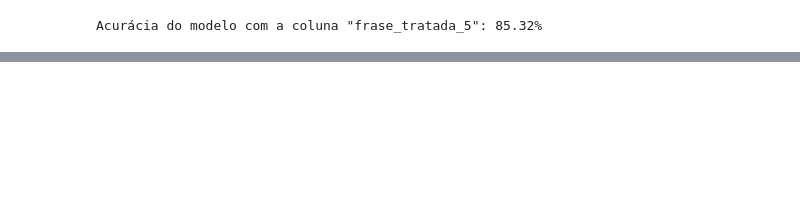
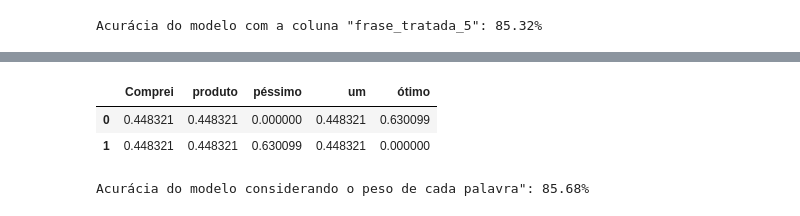
Before and after one commit to DiogoBotton/Machine_Learning_Training_Learn, a Jupyter notebook: Processamento_Linguagem_Natural/Analise_sentimento/processamento_dados_textuais.ipynb, the cells around one changed output, grey strips where cells are left out. Drawn from its saved outputs; the diff is of its cells as text; code cells hidden in the pictures; blank space fills up the shorter version.

Commit message:
Considerando o peso das palavras (importancia) e capturando contextos com tf-idf e n-grams

```diff
--- a/Processamento_Linguagem_Natural/Analise_sentimento/processamento_dados_textuais.ipynb
+++ b/Processamento_Linguagem_Natural/Analise_sentimento/processamento_dados_textuais.ipynb
@@ -495,0 +500,29 @@ Acurácia do modelo com a coluna "frase_tratada_5": 85.32%
+# %%
+from sklearn.feature_extraction.text import TfidfVectorizer
+
+# Exemplo:
+
+frases = ['Comprei um ótimo produto', 'Comprei um produto péssimo']
+
+tfidf = TfidfVectorizer(lowercase=False, max_features=50)
+matriz = tfidf.fit_transform(frases)
+
+pd.DataFrame(matriz.todense(), columns=tfidf.get_feature_names_out())
+# %% [output]
+|  | Comprei | produto | péssimo | um | ótimo |
+| 0 | 0.448321 | 0.448321 | 0.000000 | 0.448321 | 0.630099 |
+| 1 | 0.448321 | 0.448321 | 0.630099 | 0.448321 | 0.000000 |
+# %%
+vetorizar = TfidfVectorizer(lowercase=False, max_features=50)
+bag_of_words = vetorizar.fit_transform(df['frase_tratada_5'])
+
+SEED = 42
+X_train, X_test, y_train, y_test = train_test_split(bag_of_words, df['sentimento'], random_state=SEED)
+
+regressao_logistica = LogisticRegression()
+regressao_logistica.fit(X_train, y_train)
+
+acuracia = regressao_logistica.score(X_test, y_test)
+print(f'Acurácia do modelo considerando o peso de cada palavra": {acuracia*100:.2f}%')
+# %% [output]
+Acurácia do modelo considerando o peso de cada palavra": 85.68%
```
Also changed, not shown: parts of 8 cells of this notebook, 1 other file.
